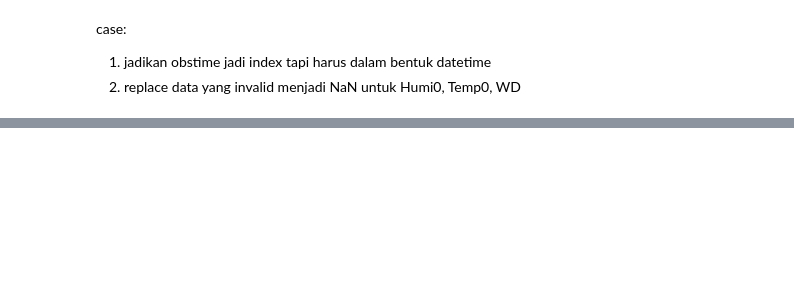
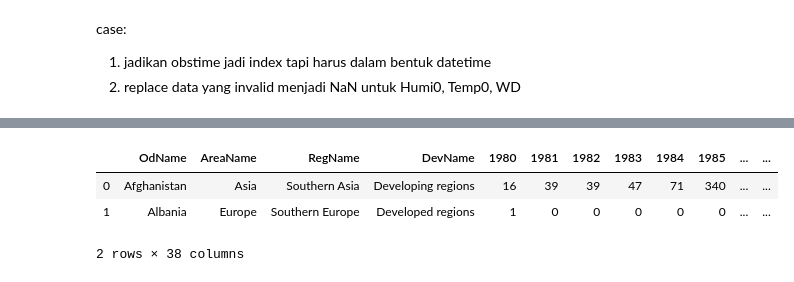
Before and after one commit to pHeesari/H8_050, a Jupyter notebook: Intro_to_Python.ipynb, the cells around one changed output, grey strips where cells are left out. Saved outputs shown, nothing was run; the diff lists cells and outputs as text; code cells hidden in the pictures; blank space fills up the shorter version.

```diff
--- a/Intro_to_Python.ipynb
+++ b/Intro_to_Python.ipynb
@@ -933,0 +659,9 @@ memory usage: 1.5+ MB
+# %%
+#hapus kolom ga penting
+kulelah.drop(['AREA','REG','DEV','Type','Coverage'],axis=1,inplace=True)
+kulelah.head(2)
+# %% [output]
+|  | OdName | AreaName | RegName | DevName | 1980 | 1981 | 1982 | 1983 | 1984 | 1985 | ... | ... |
+| 0 | Afghanistan | Asia | Southern Asia | Developing regions | 16 | 39 | 39 | 47 | 71 | 340 | ... | ... |
+| 1 | Albania | Europe | Southern Europe | Developed regions | 1 | 0 | 0 | 0 | 0 | 0 | ... | ... |
+2 rows × 38 columns
```
Also changed, not shown: parts of 82 cells of this notebook.
